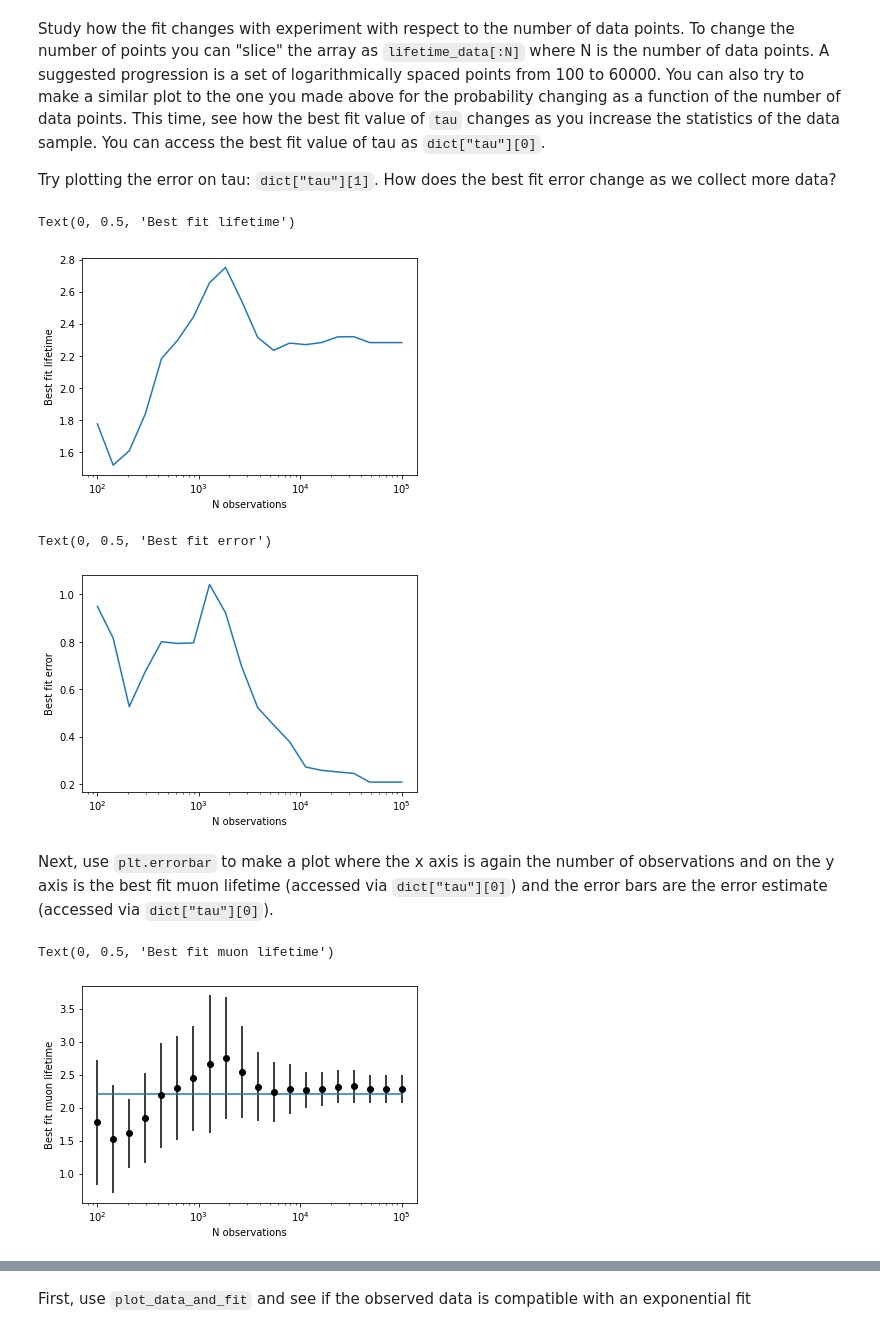
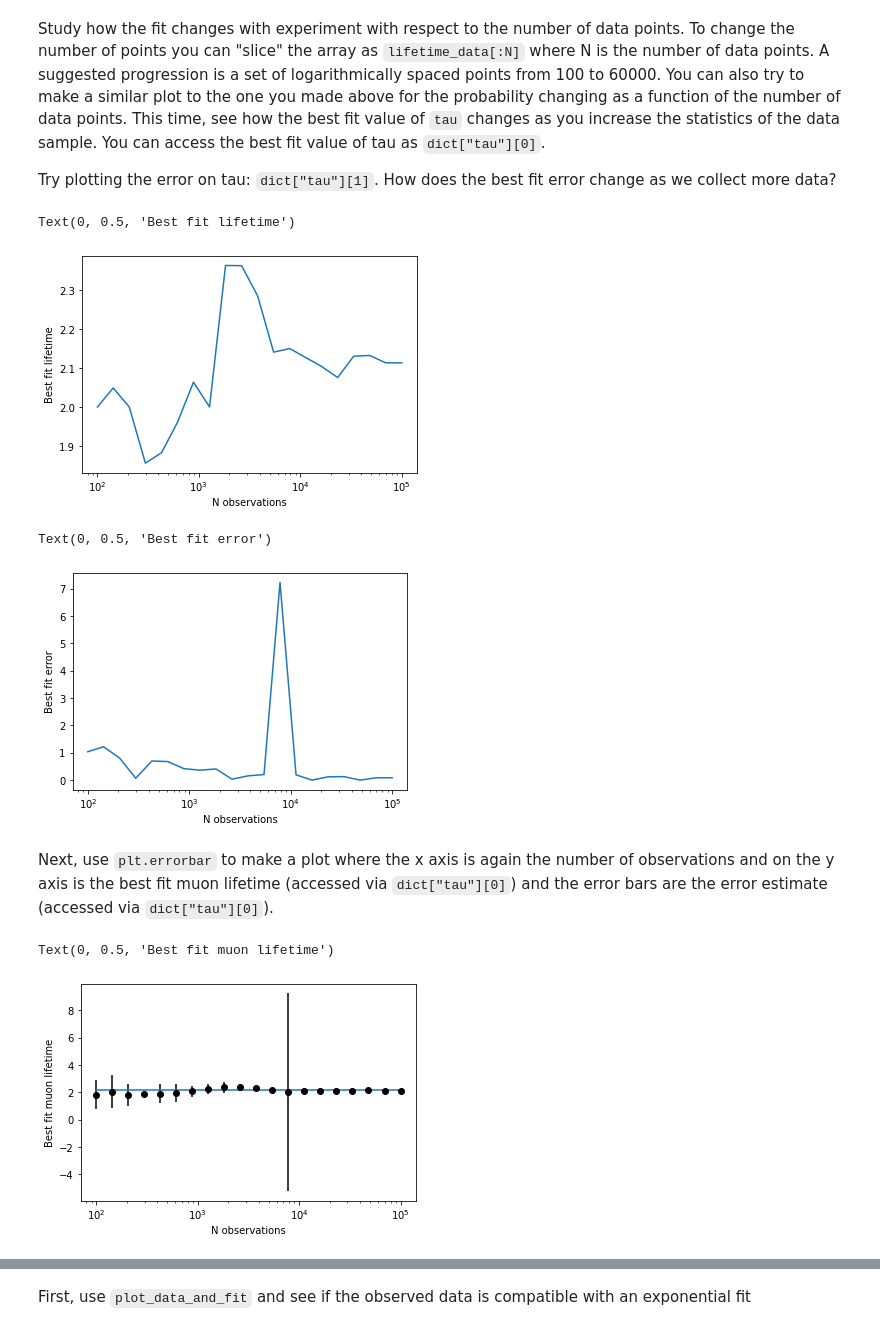
Before and after one commit to kmnelson/michigan-math-science-scolars, a Jupyter notebook: notebooks/DataAnalysisSolutions.ipynb, the cells around one changed output, grey strips where cells are left out. Cells and saved outputs as stored; diff of their text form; code cells hidden in the pictures.

```diff
--- a/notebooks/DataAnalysisSolutions.ipynb
+++ b/notebooks/DataAnalysisSolutions.ipynb
@@ -308,4 +308,6 @@ So, our distribution doesn't look exactly loke an exponential.  We have too many
 # %%
-lifetime_data = lifetime_data[lifetime_data<3]
-plot_data_and_fit(lifetime_data, function=exponential, num_bins=40)
+def exponential_with_noise(t, tau, A):
+    return A + 1/tau * np.exp(-t / tau)
+
+plot_data_and_fit(lifetime_data, function=exponential_with_noise, num_bins=40)
 # %% [output]
@@ -330,7 +334,7 @@ exp_probs = []
 
 for s in sizes:
     local_data = lifetime_data[:s]
-    exp_dict = plot_data_and_fit(local_data, num_bins=25, doPlot=False, function=exponential)
+    exp_dict = plot_data_and_fit(local_data, num_bins=25, doPlot=False, function=exponential_with_noise,guess=[2,0.01])
     exp_probs.append(exp_dict["tau"][0])
 
 plt.plot(sizes, exp_probs)
@@ -339,14 +343,14 @@ plt.xlabel('N observations')
 plt.ylabel('Best fit lifetime')
 # %% [output]
 Text(0, 0.5, 'Best fit lifetime')
-[figure, old version]
+[figure, new version]
 # %%
 sizes = [int(f) for f in np.logspace(2,5,num=20)]
 exp_probs = []
 
 for s in sizes:
     local_data = lifetime_data[:s]
-    exp_dict = plot_data_and_fit(local_data, num_bins=25, doPlot=False, function=exponential)
+    exp_dict = plot_data_and_fit(local_data, num_bins=25, doPlot=False, function=exponential_with_noise,guess=[2,0.01])
     exp_probs.append(exp_dict["tau"][1])
 
 plt.plot(sizes, exp_probs)
@@ -355,28 +359,28 @@ plt.xlabel('N observations')
 plt.ylabel('Best fit error')
 # %% [output]
 Text(0, 0.5, 'Best fit error')
-[figure, old version]
+[figure, new version]
 # %% [markdown]
 Next, use `plt.errorbar` to make a plot where the x axis is again the number of observations and on the y axis is the best fit muon lifetime (accessed via `dict["tau"][0]`) and the error bars are the error estimate (accessed via `dict["tau"][0]`).
 # %%
 sizes = [int(f) for f in np.logspace(2,5,num=20)]
 fit_tau = []
 fit_err = []
 
 for s in sizes:
     local_data = lifetime_data[:s]
-    exp_dict = plot_data_and_fit(local_data, num_bins=25, doPlot=False, function=exponential)
+    exp_dict = plot_data_and_fit(local_data, num_bins=25, doPlot=False, function=exponential_with_noise,guess=[2,0.01])
     fit_tau.append(exp_dict["tau"][0])
     fit_err.append(exp_dict["tau"][1])
 
 plt.errorbar(sizes, fit_tau, fit_err, **data_style)
 plt.plot(sizes, [2.2]*len(sizes))
 plt.xscale('log')
 plt.xlabel('N observations')
 plt.ylabel('Best fit muon lifetime')
 # %% [output]
 Text(0, 0.5, 'Best fit muon lifetime')
-[figure, old version]
+[figure, new version]
 # %% [markdown]
 ### Challenge Exercise: "Bump Hunt"
 
```
Also changed, not shown: parts of 5 cells of this notebook, 1 other file.
